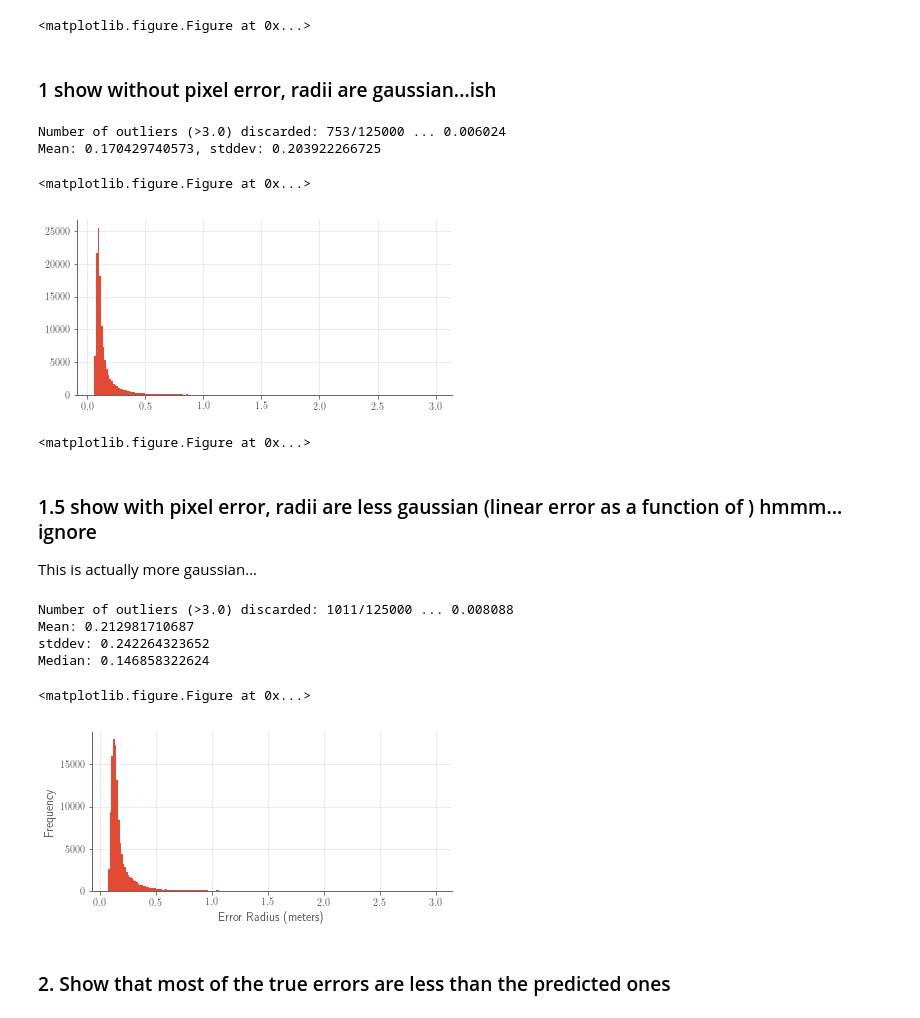
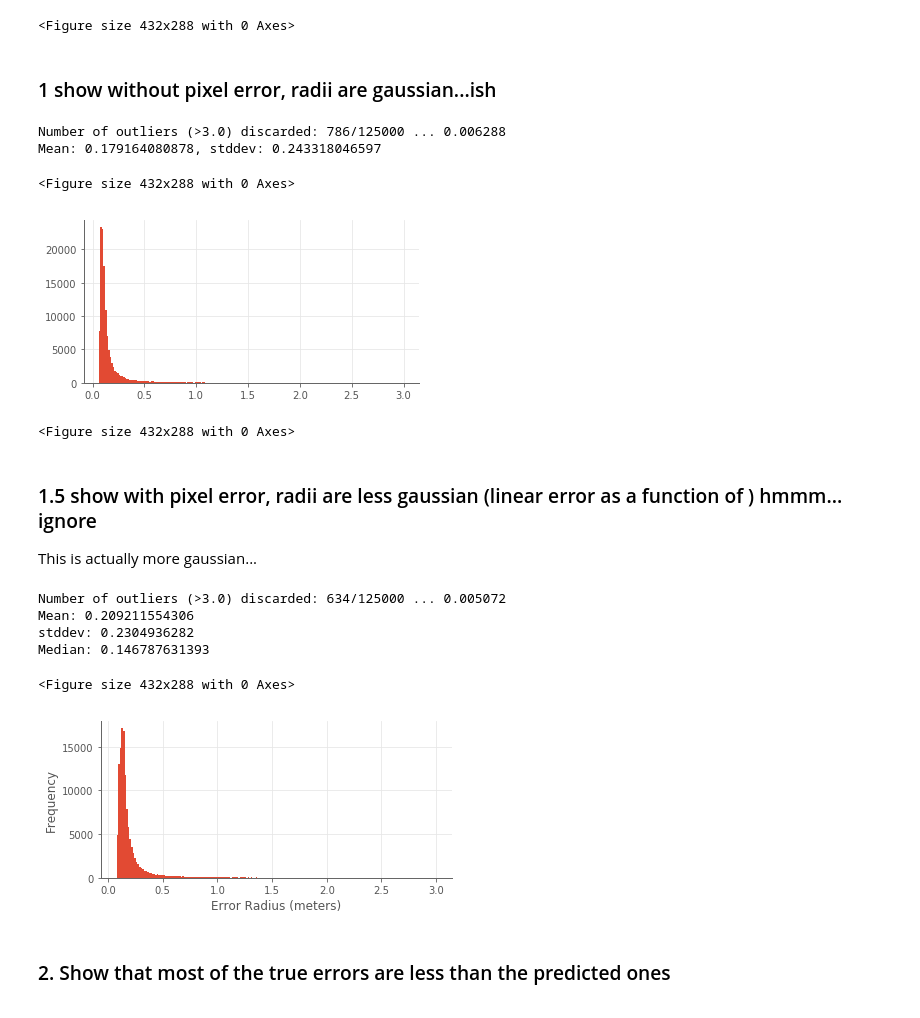
Before and after one commit to flyingsilverfin/AV-Camera-Placement, a Jupyter notebook: evaluation/camera/model_validity/Camera Error Model Evaluation.ipynb, the cells around one changed output. Drawn from its saved outputs; the diff is of its cells as text; code cells hidden in the pictures.

Commit message:
redoing camear error for ellipses

```diff
--- a/evaluation/camera/model_validity/Camera Error Model Evaluation.ipynb
+++ b/evaluation/camera/model_validity/Camera Error Model Evaluation.ipynb
@@ -3,35 +3,38 @@
 
 import matplotlib
 # matplotlib.use('pgf')
-pgf_with_rc_fonts = {
-    "font.family": "serif",
-    "font.serif": [],                   # use latex default serif font
-    "font.sans-serif": ["DejaVu Sans"], # use a specific sans-serif font
-    "pgf.rcfonts" : False
-}
-matplotlib.rcParams.update(pgf_with_rc_fonts)
+# pgf_with_rc_fonts = {
+#     "font.family": "serif",
+#     "font.serif": [],                   # use latex default serif font
+#     "font.sans-serif": ["DejaVu Sans"], # use a specific sans-serif font
+#     "pgf.rcfonts" : False
+# }
+# matplotlib.rcParams.update(pgf_with_rc_fonts)
 
 from matplotlib import rc
 import matplotlib.pyplot as plt
+from matplotlib.patches import Ellipse
 
 import glob
 import os
-import scipy.misc, scipy.stats
+import scipy.misc
+import scipy.stats as st
 import numpy as np
 import json
 
 from skimage.draw import line_aa
 
 import sys
-sys.path.append("/home/joshua/Documents/Uni/Year4/dissertation/catkin_ws/src/linefollow_gazebo/scripts")
+# sys.path.append("/home/joshua/Documents/Uni/Year4/dissertation/catkin_ws/src/linefollow_gazebo/scripts")
+sys.path.append("/local/scratch/js2173/diss/AV-Camera-Placement/src/linefollow_gazebo/scripts/")
 
-import helper as helper
+# import helper as helper
 import CameraModel as CameraModel
 
 plt.style.use('ggplot')
 from matplotlib import rc
 
-rc('text', usetex=True)
+# rc('text', usetex=True)
 matplotlib.rcParams['axes.facecolor'] = 'white'
 matplotlib.rcParams['axes.edgecolor'] = '0.4'
 matplotlib.rcParams['axes.spines.right'] = False
@@ -40,7 +43,7 @@ matplotlib.rcParams['grid.color'] = "0.9"
 
 plt.tight_layout(.5)
 # %% [output]
-<matplotlib.figure.Figure at 0x...>
+<Figure size 432x288 with 0 Axes>
 # %%
 def get_predicted_error_radius(camera_height,
                                ground_distance,
@@ -288,25 +291,25 @@ no_pixel = evaluate_error_model(camera_pos_samples=100, camera_instances_per=50,
 # %%
 plt.clf()
 plt.figure(figsize=(6,3))
 all_radii_no_pixel = np.array([res['predicted_error_radius'] for res in no_pixel]).ravel()
 outliers = all_radii_no_pixel > outlier_cutoff
 num_outliers, total = np.count_nonzero(outliers), all_radii_no_pixel.shape[0]
 non_outliers = all_radii_no_pixel[~outliers]
 plt.hist(non_outliers, bins=200)
 print("Number of outliers (>{3}) discarded: {0}/{1} ... {2}".format(num_outliers, total, num_outliers/float(total), outlier_cutoff))
 print("Mean: {0}, stddev: {1}".format(np.mean(non_outliers), np.var(non_outliers)**0.5 ))
-plt.tight_layout()
+# plt.tight_layout()
 if save:
     plt.savefig("figs/no-pixel-error.pdf",bbox_inches='tight')
 else:
     plt.show()
 plt.clf()
 # %% [output]
-Number of outliers (>3.0) discarded: 753/125000 ... 0.006024
-Mean: 0.170429740573, stddev: 0.203922266725
+Number of outliers (>3.0) discarded: 786/125000 ... 0.006288
+Mean: 0.179164080878, stddev: 0.243318046597
-<matplotlib.figure.Figure at 0x...>
+<Figure size 432x288 with 0 Axes>
-[figure, old version]
+[figure, new version]
-<matplotlib.figure.Figure at 0x...>
+<Figure size 432x288 with 0 Axes>
 # %% [markdown]
 ### 1.5 show with pixel error, radii are less gaussian (linear error as a function of ) hmmm... ignore
 This is actually more gaussian...
@@ -336,12 +339,12 @@ if save:
 else:
     plt.show()
 # %% [output]
-Number of outliers (>3.0) discarded: 1011/125000 ... 0.008088
-Mean: 0.212981710687
-stddev: 0.242264323652
-Median: 0.146858322624
+Number of outliers (>3.0) discarded: 634/125000 ... 0.005072
+Mean: 0.209211554306
+stddev: 0.2304936282
+Median: 0.146787631393
-<matplotlib.figure.Figure at 0x...>
+<Figure size 432x288 with 0 Axes>
-[figure, old version]
+[figure, new version]
 # %% [markdown]
 ### 2. Show that most of the true errors are less than the predicted ones
 # %%
```
Also changed, not shown: parts of 28 cells of this notebook.
